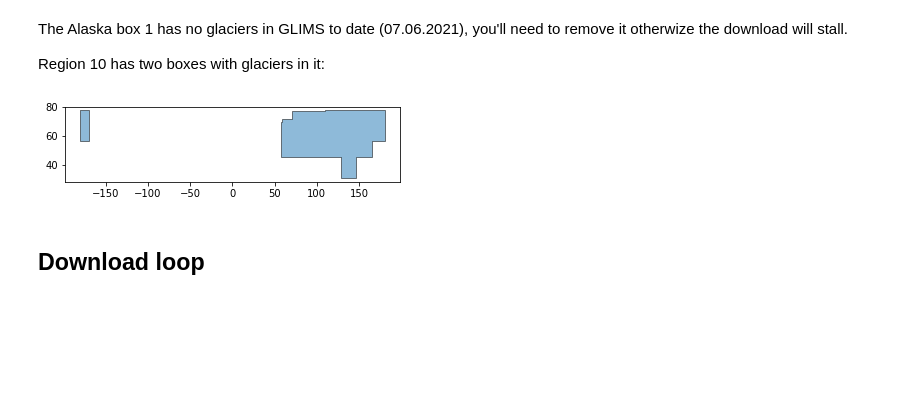
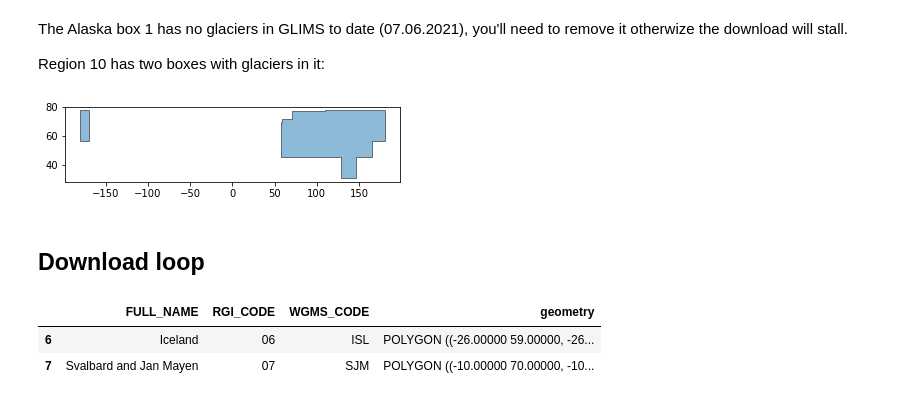
Before and after one commit to GLIMS-RGI/rgi7_scripts, a Jupyter notebook: workflow/preprocessing/02_l0_download_from_glims.ipynb, the cells around one changed output. Cells and saved outputs as stored; diff of their text form; code cells hidden in the pictures; blank space fills up the shorter version.

```diff
--- a/workflow/02_l0_download_from_glims.ipynb
+++ b/workflow/preprocessing/02_l0_download_from_glims.ipynb
@@ -19,8 +20,11 @@ servers = {
         }
 # %% [markdown]
 ## RGI Region files
+# %%
+# go down from rgi7_scripts/workflow/preprocessing
+data_dir = '../../../rgi7_data/'
 # %%
-reg_file = 'zip://../l0_regions/00_rgi70_regions.zip/00_rgi70_regions/00_rgi70_O1Regions.shp'
+reg_file = os.path.join(data_dir, 'l0_regions', '00_rgi70_regions', '00_rgi70_O1Regions.shp')
 reg_f = gpd.read_file(reg_file)
 reg_f.plot(alpha=0.5, edgecolor='k');
 # %% [output]
@@ -48,5 +52,14 @@ reg_f.loc[[10, 11]].plot(alpha=0.5, edgecolor='k');
 [figure]
 # %% [markdown]
 ## Download loop
+# %%
+# If you want to (re-)download only selected regions
+reg_f = reg_f.loc[6:7]
+# %%
+reg_f
+# %% [output]
+|  | FULL_NAME | RGI_CODE | WGMS_CODE | geometry |
+| 6 | Iceland | 06 | ISL | POLYGON ((-26.00000 59.00000, -26... |
+| 7 | Svalbard and Jan Mayen | 07 | SJM | POLYGON ((-10.00000 70.00000, -10... |
 # %%
 buffer = 0.5  # in degrees, buffer around the box
```
Also changed, not shown: parts of 3 cells of this notebook, 17 other files.
